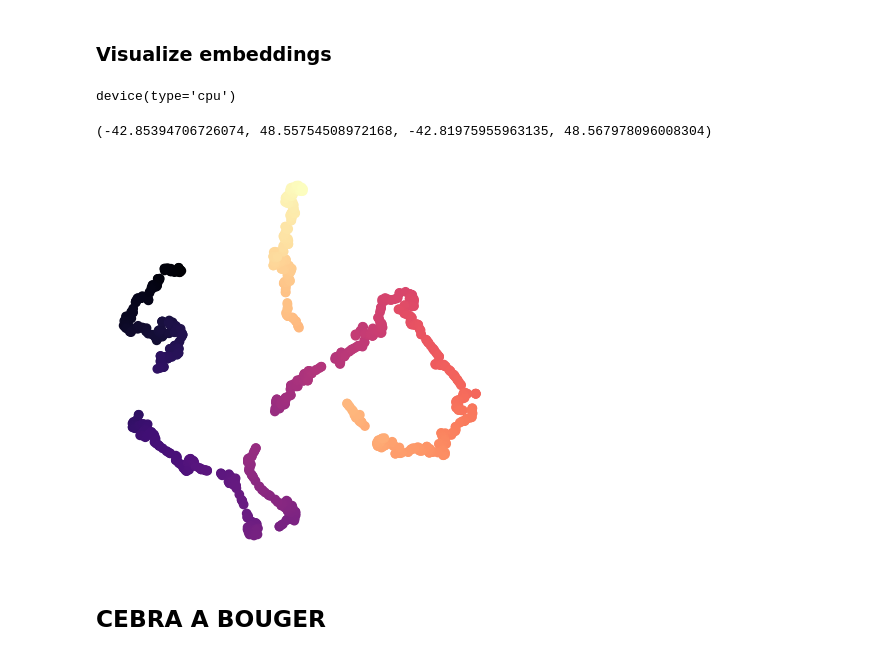
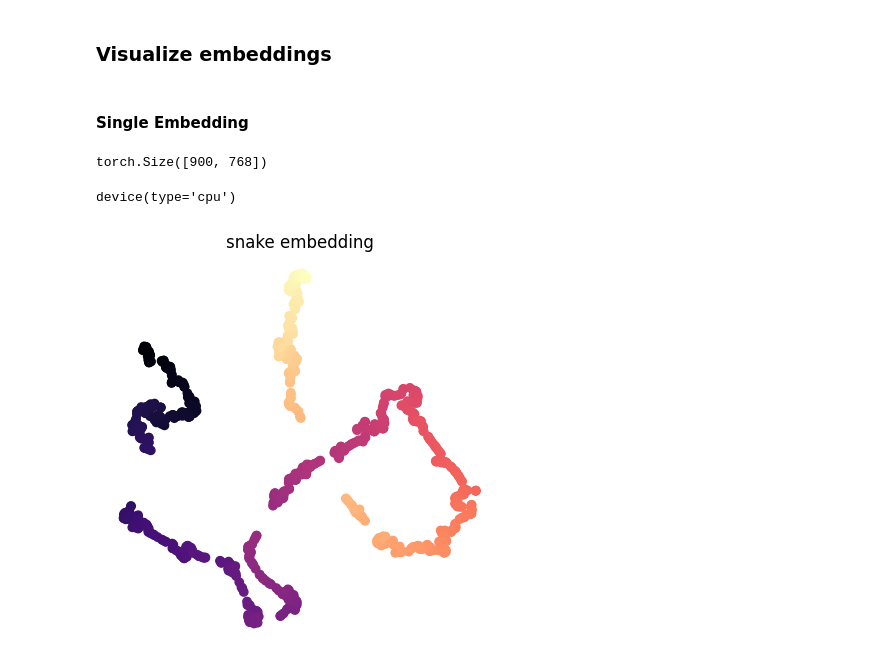
Before and after one commit to AdaptiveMotorControlLab/CEBRA-lens, a Jupyter notebook: src/Colab Notebooks/Images2dino.ipynb, the cells around one changed output. Saved outputs shown, nothing was run; the diff lists cells and outputs as text; code cells hidden in the pictures.

```diff
--- a/src/Colab Notebooks/Images2dino.ipynb
+++ b/src/Colab Notebooks/Images2dino.ipynb
@@ -81,11 +85,16 @@ Saved features for snake at /content/drive/MyDrive/CEBRA/Allen/snake/Dinov2_embe
 saved
 # %% [markdown]
 ### Visualize embeddings
+# %% [markdown]
+#### Single Embedding
 # %%
 #load embeddings
-load_path = "/content/drive/MyDrive/CEBRA/Allen/snake/Dinov2_embeddings/vitb14.pt"
-embeddings = torch.load(load_path)
-embeddings = embeddings.to('cpu')
+stimulus = 'snake'
+load_path = f'/content/drive/MyDrive/CEBRA/Allen/{stimulus}/Dinov2_embeddings/vitb14.pt'
+embeddings = torch.load(load_path, map_location=torch.device('cpu'))
+print(embeddings.shape)
+# %% [output]
+torch.Size([900, 768])
 # %%
 embeddings.device
 # %% [output]
@@ -93,12 +102,11 @@ device(type='cpu')
 # %%
 dino_tsne = TSNE(n_components = 2)
 dino_tsne_viz = dino_tsne.fit_transform(embeddings)
-
+number_points = 900
 fig = plt.figure(figsize = (5,5))
-plt.scatter(dino_tsne_viz[:,0], dino_tsne_viz[:,1], cmap = 'magma', c = np.arange(900))
+plt.scatter(dino_tsne_viz[:number_points,0], dino_tsne_viz[:number_points,1], cmap = 'magma', c = np.arange(number_points))
 plt.axis('off')
+plt.title(f'{stimulus} embedding')
+plt.show()
 # %% [output]
-(-42.85394706726074, 48.55754508972168, -42.81975955963135, 48.567978096008304)
-[figure, old version]
+[figure, new version]
-# %% [markdown]
-## CEBRA A BOUGER
```
Also changed, not shown: parts of 18 cells of this notebook, 5 other files.
